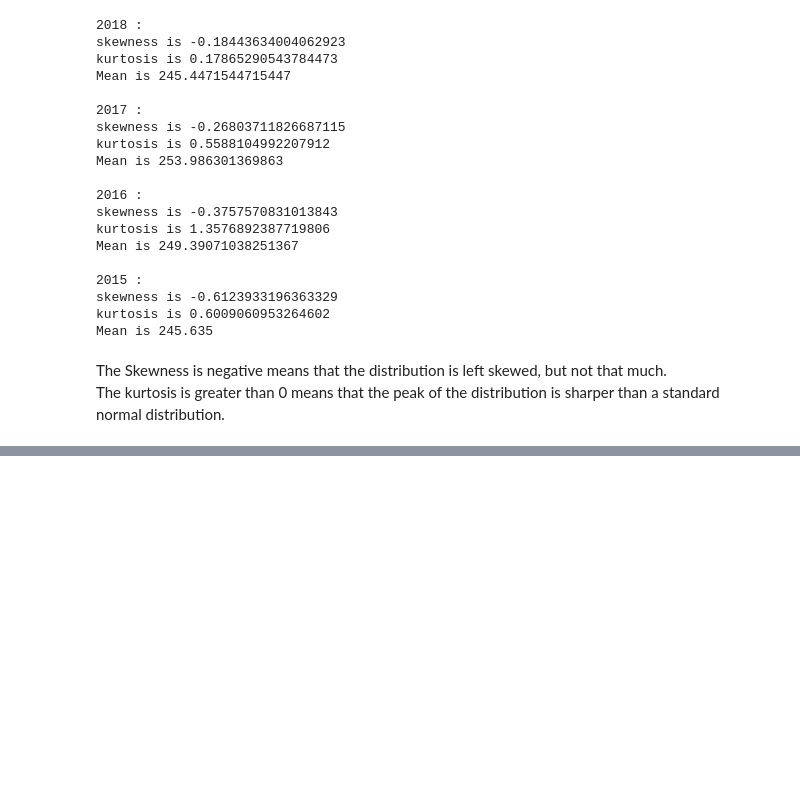
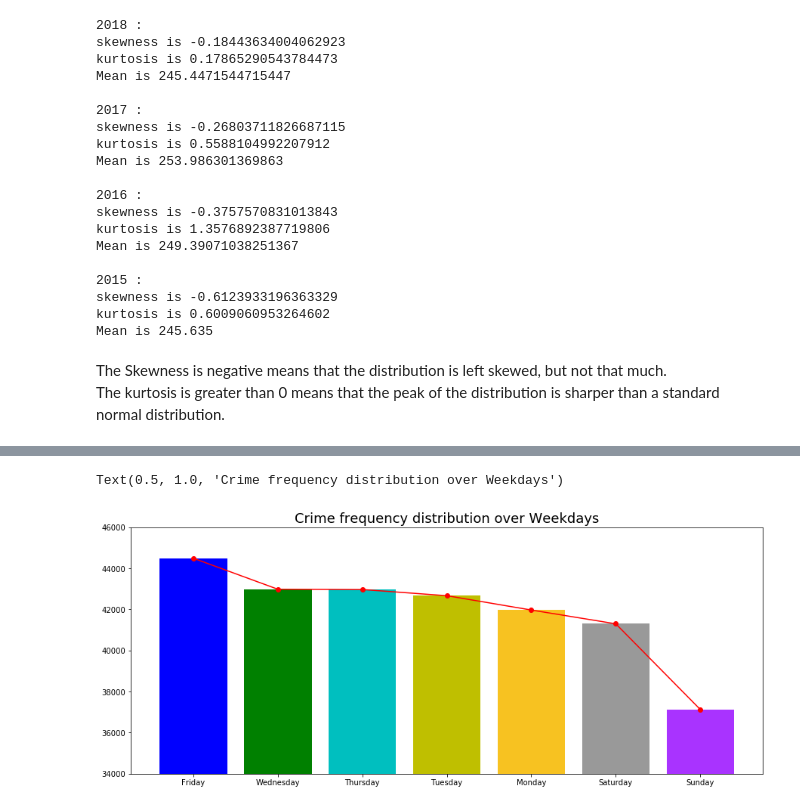
Before and after one commit to RitvikDayal/Crime-in-Boston, a Jupyter notebook: Boston_Crime_Analysis.ipynb, the cells around one changed output, grey strips where cells are left out. Saved outputs shown, nothing was run; the diff lists cells and outputs as text; code cells hidden in the pictures; blank space fills up the shorter version.

```diff
--- a/Boston_Crime_Analysis.ipynb
+++ b/Boston_Crime_Analysis.ipynb
@@ -379,0 +377,5 @@ The kurtosis is greater than 0 means that the peak of the distribution is sharpe
+# %%
+temp_df = df['DAY_OF_WEEK'].value_counts()
+temp_df = temp_df.to_frame()
+temp_df = temp_df.reset_index()
+temp_df = temp_df.rename(columns={'index':'Days','DAY_OF_WEEK':'Counts'})
@@ -379,0 +393,10 @@ The kurtosis is greater than 0 means that the peak of the distribution is sharpe
+# %%
+fig = plt.figure(figsize=(15,6))
+ax = fig.subplots(1,1)
+ax.bar(temp_df.Days, temp_df.Counts, color=['b','g','c','y','#F7C221', '#999999', '#a933ff'])
+ax.plot(temp_df.Days, temp_df.Counts, marker='o', color='r', label='Trend Line')
+ax.set_ylim([34000, 46000])
+plt.title('Crime frequency distribution over Weekdays', fontsize=18)
+# %% [output]
+Text(0.5, 1.0, 'Crime frequency distribution over Weekdays')
+[figure, added]
```
Also changed, not shown: parts of 6 cells of this notebook.
